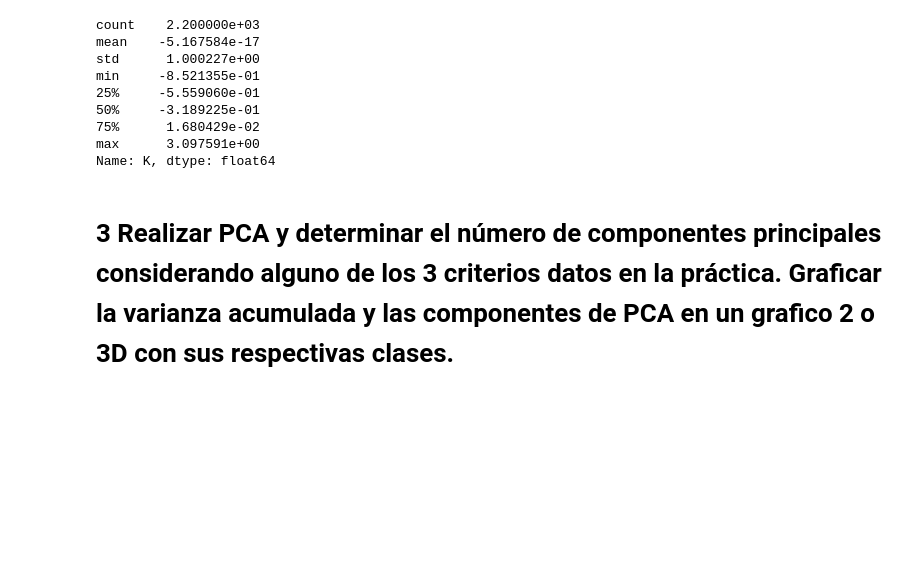
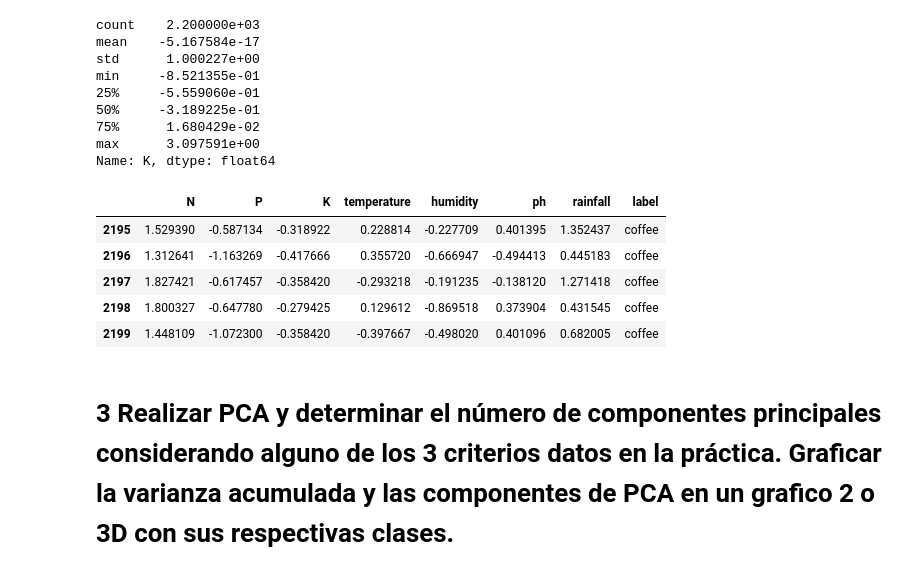
Before and after one commit to agustinarenas/MD-TUIA-Arenas-Petetta, a Jupyter notebook: TPDM_1_Petetta.ipynb, the cells around one changed output. Saved outputs shown, nothing was run; the diff lists cells and outputs as text; code cells hidden in the pictures; blank space fills up the shorter version.

```diff
--- a/TPDM_1_Petetta.ipynb
+++ b/TPDM_1_Petetta.ipynb
@@ -143,7 +139,14 @@ min     -8.521355e-01
 max      3.097591e+00
 Name: K, dtype: float64
 # %%
-#df_final = pd.concat([dataframe_escalado, dataframe[['label']]], axis=1)
-#df_final.tail()
+df_final = pd.concat([dataframe_escalado, dataframe[['label']]], axis=1)
+df_final.tail()
+# %% [output]
+|  | N | P | K | temperature | humidity | ph | rainfall | label |
+| 2195 | 1.529390 | -0.587134 | -0.318922 | 0.228814 | -0.227709 | 0.401395 | 1.352437 | coffee |
+| 2196 | 1.312641 | -1.163269 | -0.417666 | 0.355720 | -0.666947 | -0.494413 | 0.445183 | coffee |
+| 2197 | 1.827421 | -0.617457 | -0.358420 | -0.293218 | -0.191235 | -0.138120 | 1.271418 | coffee |
+| 2198 | 1.800327 | -0.647780 | -0.279425 | 0.129612 | -0.869518 | 0.373904 | 0.431545 | coffee |
+| 2199 | 1.448109 | -1.072300 | -0.358420 | -0.397667 | -0.498020 | 0.401096 | 0.682005 | coffee |
 # %% [markdown]
 # 3 Realizar PCA y determinar el número de componentes principales considerando alguno de los 3 criterios datos en la práctica. Graficar la varianza acumulada y las componentes de PCA en un grafico 2 o 3D con sus respectivas clases.
```
Also changed, not shown: parts of 11 cells of this notebook, 6 other files.
